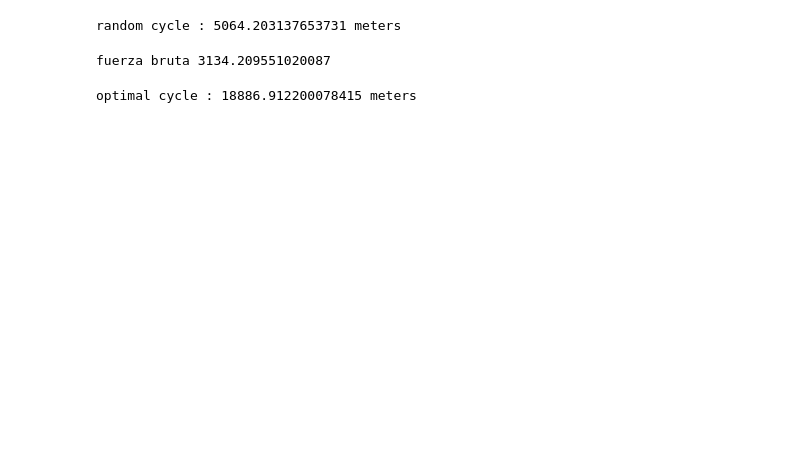
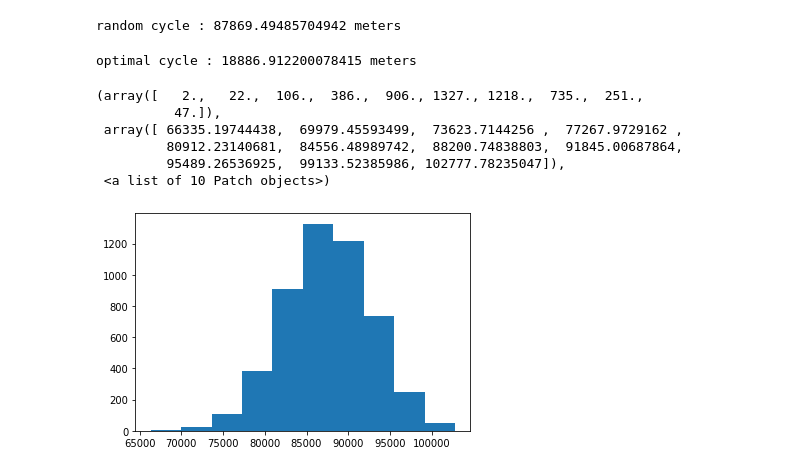
Before and after one commit to sherna90/analisis_algoritmos, a Jupyter notebook: 6.-tsp_or_tools.ipynb, the cells around one changed output. Drawn from its saved outputs; the diff is of its cells as text; code cells hidden in the pictures; blank space fills up the shorter version.

```diff
--- a/6.-tsp_or_tools.ipynb
+++ b/6.-tsp_or_tools.ipynb
@@ -142,28 +143,14 @@ def make_cycle(current):
     value=0
     for c1,c2 in zip(current[:-1],current[1:]):
       value+=hs.haversine(tuple(c1),tuple(c2),unit='m')
+    value+=hs.haversine(current[-1],current[0],unit='m')
     return value
 
 current=np.random.permutation(coords).tolist()
-current.append(current[0])
 current_value=make_cycle(current)
 print('random cycle : {} meters'.format(current_value))
 # %% [output]
-random cycle : 5064.203137653731 meters
+random cycle : 87869.49485704942 meters
-# %%
-from itertools import permutations
-
-perm=permutations(coords)
-
-min_val=np.inf
-for current in perm:
-  current=list(current)
-  current.append(current[0])
-  current_value=make_cycle(current)
-  min_val=min(min_val,current_value)
-print('fuerza bruta {}'.format(min_val))
-# %% [output]
-fuerza bruta 3134.209551020087
 # %%
 optimal_route=[coords[i] for i in route[:-1]]
 optimal_route.append(optimal_route[0])
@@ -171,3 +158,26 @@ current_value=make_cycle(optimal_route)
 print('optimal cycle : {} meters'.format(current_value))
 # %% [output]
 optimal cycle : 18886.912200078415 meters
+# %%
+def make_population(coords,n_samples):
+    samples,values=list(),list()
+    for _ in range(n_samples):
+        current=np.random.permutation(coords).tolist()
+        value=make_cycle(current)
+        samples.append(current)
+        values.append(value)
+    return samples,values
+# %%
+samples,values=make_population(coords,5000)
+# %%
+import matplotlib.pyplot as plt
+
+plt.hist(values)
+# %% [output]
+(array([   2.,   22.,  106.,  386.,  906., 1327., 1218.,  735.,  251.,
+          47.]),
+ array([ 66335.19744438,  69979.45593499,  73623.7144256 ,  77267.9729162 ,
+         80912.23140681,  84556.48989742,  88200.74838803,  91845.00687864,
+         95489.26536925,  99133.52385986, 102777.78235047]),
+ <a list of 10 Patch objects>)
+[figure, added]
```
Also changed, not shown: parts of 12 cells of this notebook.
